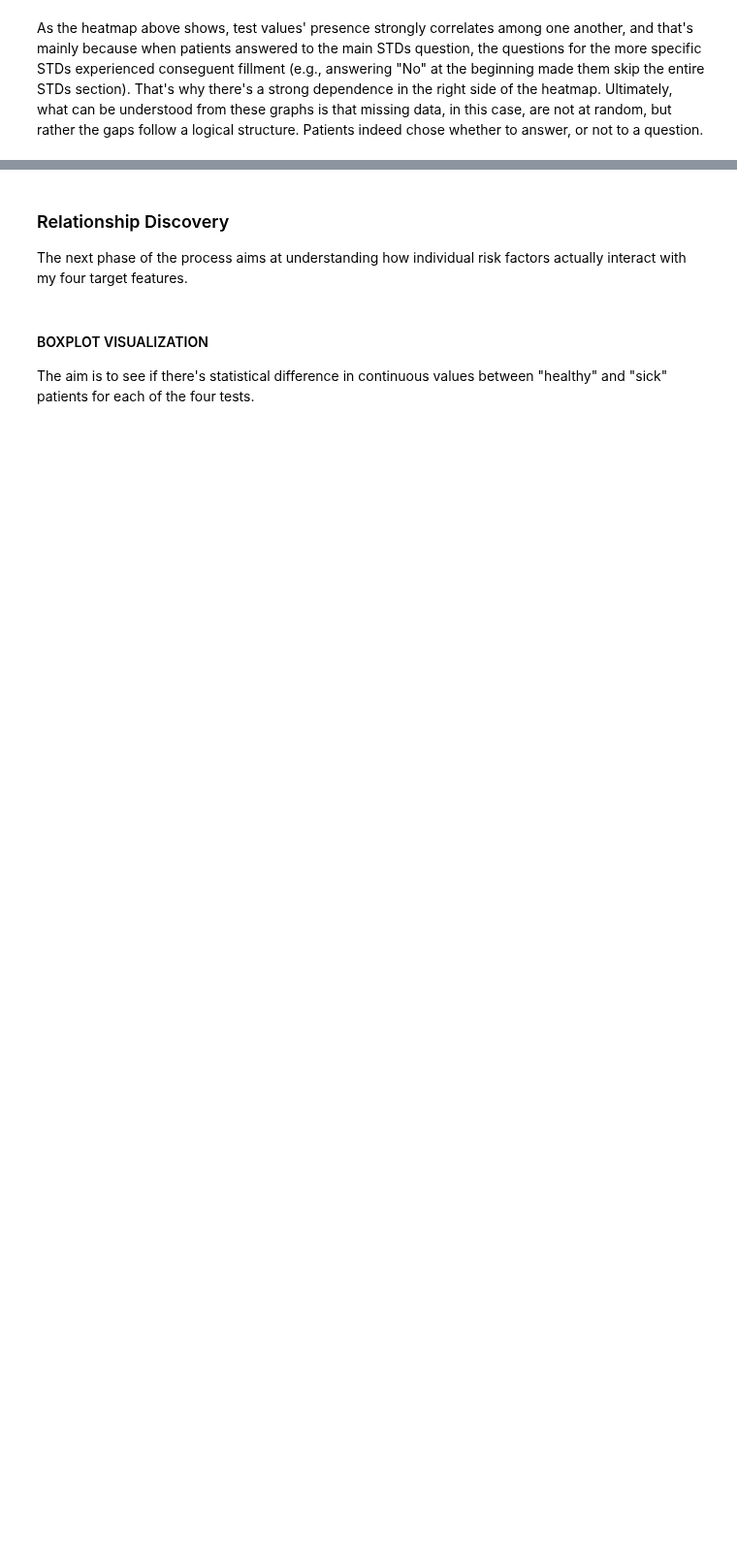
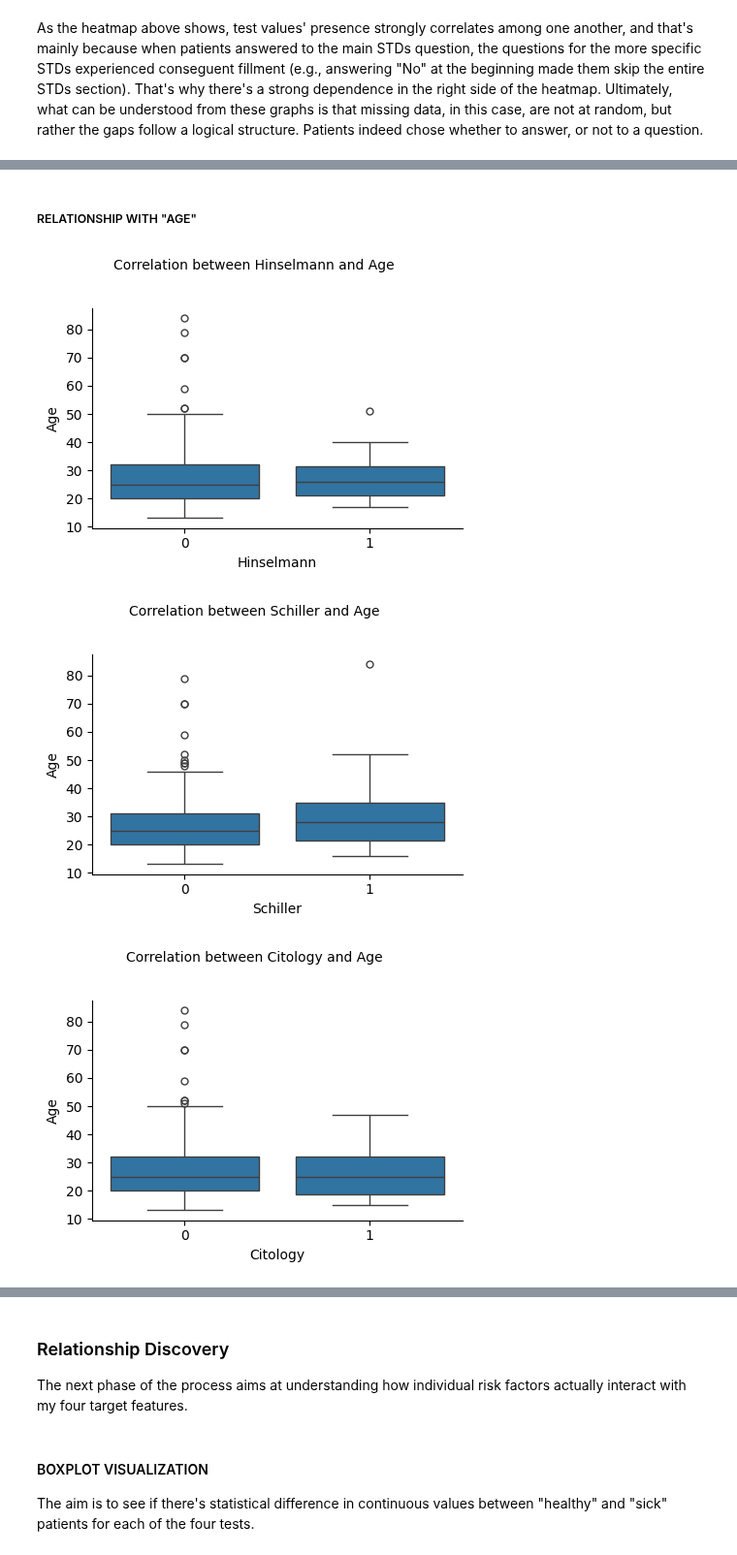
Before and after one commit to Filippo7206/unibo-dtm-ml-2526-cervical-cancer-predictor, a Jupyter notebook: notebooks/01_eda.ipynb, the cells around one changed output, grey strips where cells are left out. Shown at 97% size. Cells and saved outputs as stored; diff of their text form; code cells hidden in the pictures; blank space fills up the shorter version.

```diff
--- a/notebooks/01_eda.ipynb
+++ b/notebooks/01_eda.ipynb
@@ -228,0 +349,13 @@ Ultimately, what can be understood from these graphs is that missing data, in th
+# %% [markdown]
+##### RELATIONSHIP WITH "AGE"
+# %%
+#Age relationship discovery with the four target variables
+for target in targets:
+    Plot = sns.catplot(x=target, y="Age", kind="box",
+                    data=df, height=3, aspect=1.5)
+    Plot.fig.suptitle(f'Correlation between {target} and Age', size=10, y=1.12)
+    plt.show()
+# %% [output]
+[figure, added]
+[figure, added]
+[figure, added]
```
Also changed, not shown: parts of 26 cells of this notebook, 1 other file.
